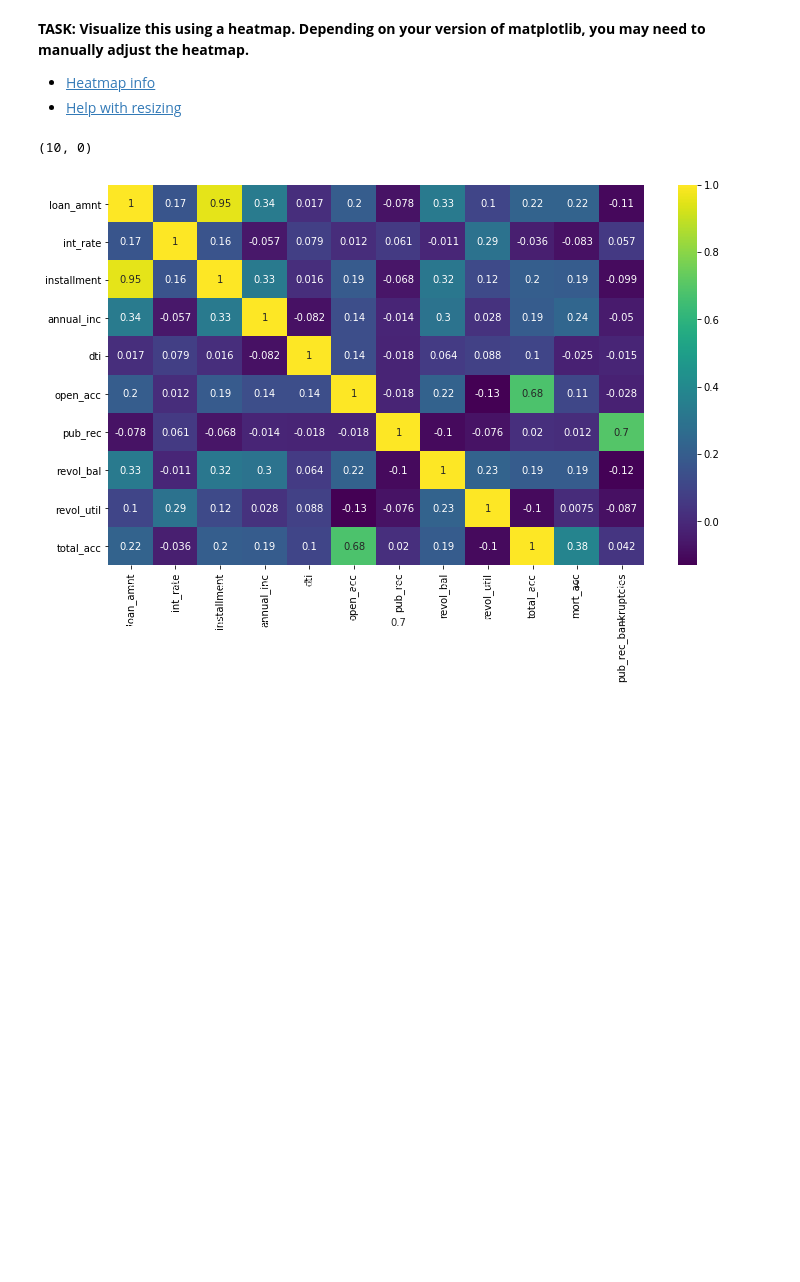
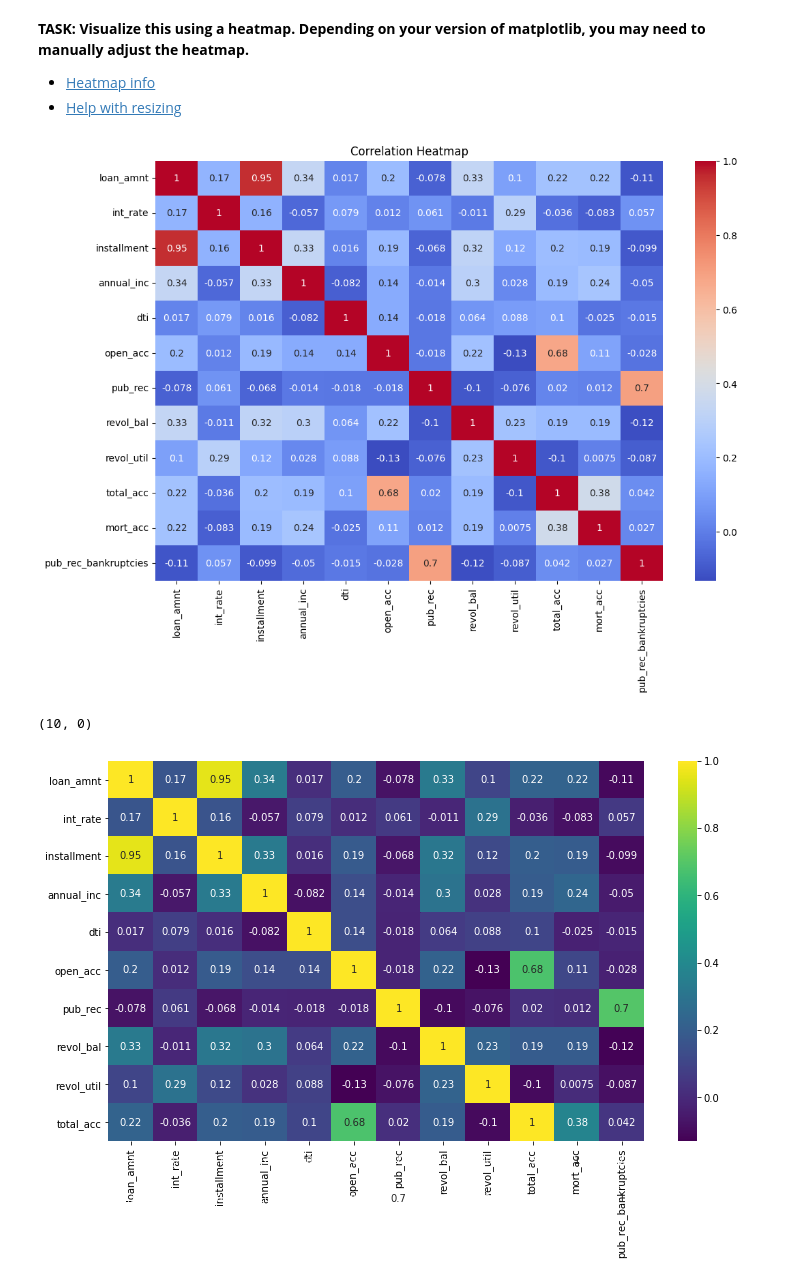
Before and after one commit to HamzaRadaideh/DL, a Jupyter notebook: Project.ipynb, the cells around one changed output. Saved outputs shown, nothing was run; the diff lists cells and outputs as text; code cells hidden in the pictures; blank space fills up the shorter version.

```diff
--- a/Project.ipynb
+++ b/Project.ipynb
@@ -262,0 +357,11 @@ memory usage: 81.6+ MB
+# %%
+# CODE HERE
+
+# Convert non-numeric columns to NaN and then drop them
+df_numeric = df.select_dtypes(include=[np.number])
+
+# Calculate the correlation matrix for numeric columns only
+correlation_matrix = df_numeric.corr()
+
+# Print the correlation matrix
+correlation_matrix.head(12)
@@ -285,3 +402,13 @@ memory usage: 81.6+ MB
+# %%
+# CODE HERE
+
+# Display heatmap
+plt.figure(figsize=(12, 8))
+sns.heatmap(correlation_matrix, annot=True, cmap='coolwarm')
+plt.title('Correlation Heatmap')
+plt.show()
+# %% [output]
+[figure, added]
 # %%
 # %% [output]
 (10, 0)
```
Also changed, not shown: parts of 138 cells of this notebook, 4 other files.
